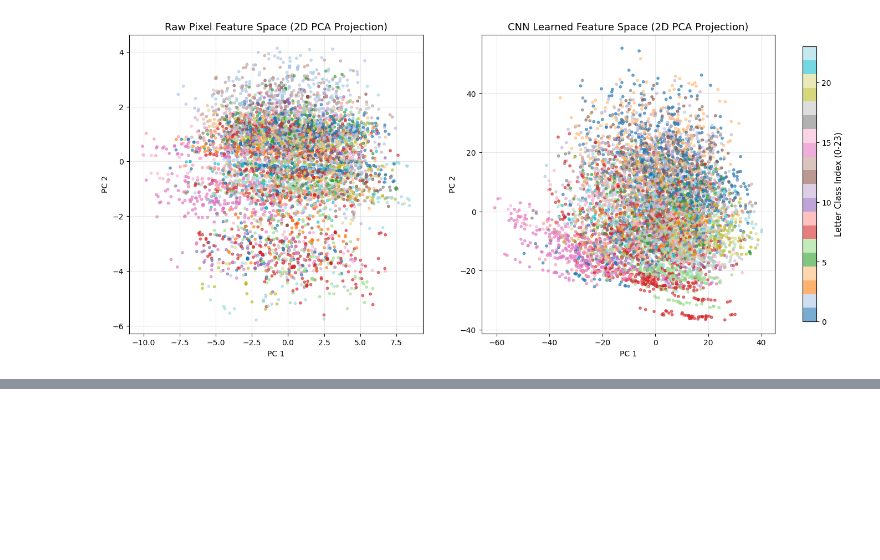
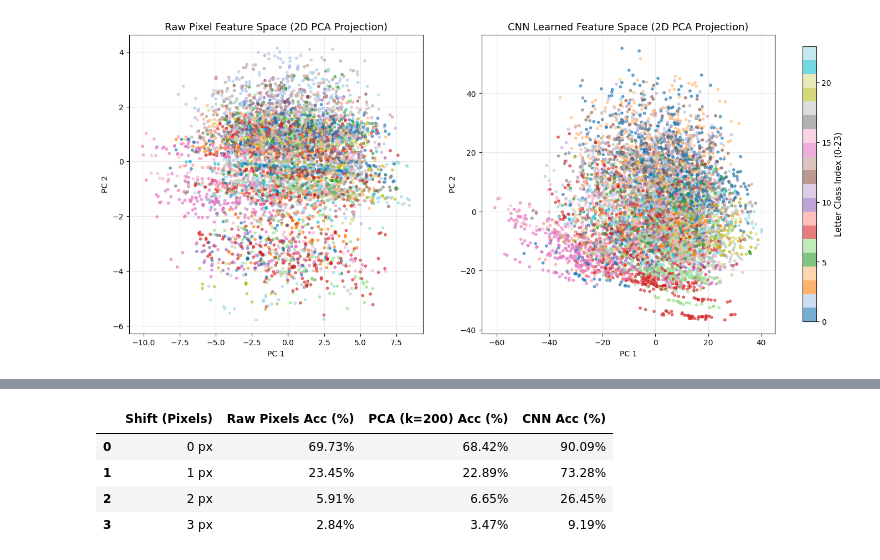
Before and after one commit to rama603/Reading-Sign-Language-, a Jupyter notebook: Reading_Sign_Language_stage3.ipynb, the cells around one changed output, grey strips where cells are left out. Cells and saved outputs as stored; diff of their text form; code cells hidden in the pictures; blank space fills up the shorter version.

Commit message:
Shift robustness comparsion

```diff
--- a/Reading_Sign_Language_stage3.ipynb
+++ b/Reading_Sign_Language_stage3.ipynb
@@ -300,3 +300,93 @@ cbar.set_label('Letter Class Index (0-23)', fontsize=11)
 plt.show()
 # %% [output]
 [figure]
+# %%
+import numpy as np
+import pandas as pd
+import torch
+from sklearn.decomposition import PCA
+from sklearn.linear_model import LogisticRegression
+from sklearn.metrics import accuracy_score
+
+# Function to shift images by a specified pixel distance
+def shift_images(X_images, shift_pixels):
+    """
+    Shifts 28x28 images right and down by shift_pixels.
+    X_images shape: (N, 784)
+    """
+    if shift_pixels == 0:
+        return X_images
+
+    # Reshape to 2D image format
+    imgs = X_images.reshape(-1, 28, 28)
+    # Roll horizontally and vertically
+    shifted_imgs = np.roll(imgs, shift_s := shift_pixels, axis=(1, 2))
+
+    # Zero out the wrapped-around boundary pixels
+    shifted_imgs[:, :shift_s, :] = 0
+    shifted_imgs[:, :, :shift_s] = 0
+
+    return shifted_imgs.reshape(-1, 784)
+
+# 1. Fit Stage 1 (Raw Pixels) Model
+print("Training Stage 1 Softmax Classifier (Raw Pixels)...")
+model_raw = LogisticRegression(C=1.0, max_iter=1000, random_state=SEED)
+model_raw.fit(X_train, y_train)
+
+# 2. Fit Stage 2 (PCA k=200) Model
+print("Fitting Stage 2 PCA (k=200) and Softmax Classifier...")
+pca_200 = PCA(n_components=200, random_state=SEED)
+X_train_pca200 = pca_200.fit_transform(X_train)
+
+model_pca200 = LogisticRegression(C=1.0, max_iter=1000, random_state=SEED)
+model_pca200.fit(X_train_pca200, y_train)
+
+# 3. Evaluate Models Across Shifts (0, 1, 2, 3 Pixels)
+shifts = [0, 1, 2, 3]
+results = []
+
+model.eval() # Ensure CNN is in evaluation mode
+
+for s in shifts:
+    # Generate shifted test set
+    X_test_shifted = shift_images(X_test, shift_pixels=s)
+
+    # A. Raw Pixels Evaluation
+    acc_raw = accuracy_score(y_test_mapped, model_raw.predict(X_test_shifted))
+
+    # B. PCA k=200 Evaluation
+    X_test_shifted_pca = pca_200.transform(X_test_shifted)
+    acc_pca = accuracy_score(y_test_mapped, model_pca200.predict(X_test_shifted_pca))
+
+    # C. CNN Evaluation
+    X_test_shifted_t = torch.tensor(X_test_shifted, dtype=torch.float32).view(-1, 1, 28, 28)
+    y_test_t = torch.tensor(y_test_mapped, dtype=torch.long)
+
+    shifted_loader = DataLoader(
+        TensorDataset(X_test_shifted_t, y_test_t), batch_size=64, shuffle=False
+    )
+
+    correct_cnn = 0
+    total_cnn = 0
+    with torch.no_grad():
+        for inputs, labels in shifted_loader:
+            inputs = inputs.to(device)
+            outputs = model(inputs)
+            _, predicted = outputs.max(1)
+            total_cnn += labels.size(0)
+            correct_cnn += predicted.eq(labels).sum().item()
+
+    acc_cnn = correct_cnn / total_cnn
+
+    results.append({
+        "Shift (Pixels)": f"{s} px",
+        "Raw Pixels Acc (%)": f"{acc_raw * 100:.2f}%",
+        "PCA (k=200) Acc (%)": f"{acc_pca * 100:.2f}%",
+        "CNN Acc (%)": f"{acc_cnn * 100:.2f}%"
+    })
+
+# Display Required Report Table
+shift_df = pd.DataFrame(results)
+print("\n--- REQUIRED STAGE 3 SHIFT ROBUSTNESS TABLE ---")
+display(shift_df)
+# %% [output]
@@ -302,0 +397,5 @@ plt.show()
+|  | Shift (Pixels) | Raw Pixels Acc (%) | PCA (k=200) Acc (%) | CNN Acc (%) |
+| 0 | 0 px | 69.73% | 68.42% | 90.09% |
+| 1 | 1 px | 23.45% | 22.89% | 73.28% |
+| 2 | 2 px | 5.91% | 6.65% | 26.45% |
+| 3 | 3 px | 2.84% | 3.47% | 9.19% |
```
Also changed, not shown: parts of 1 cell of this notebook.
